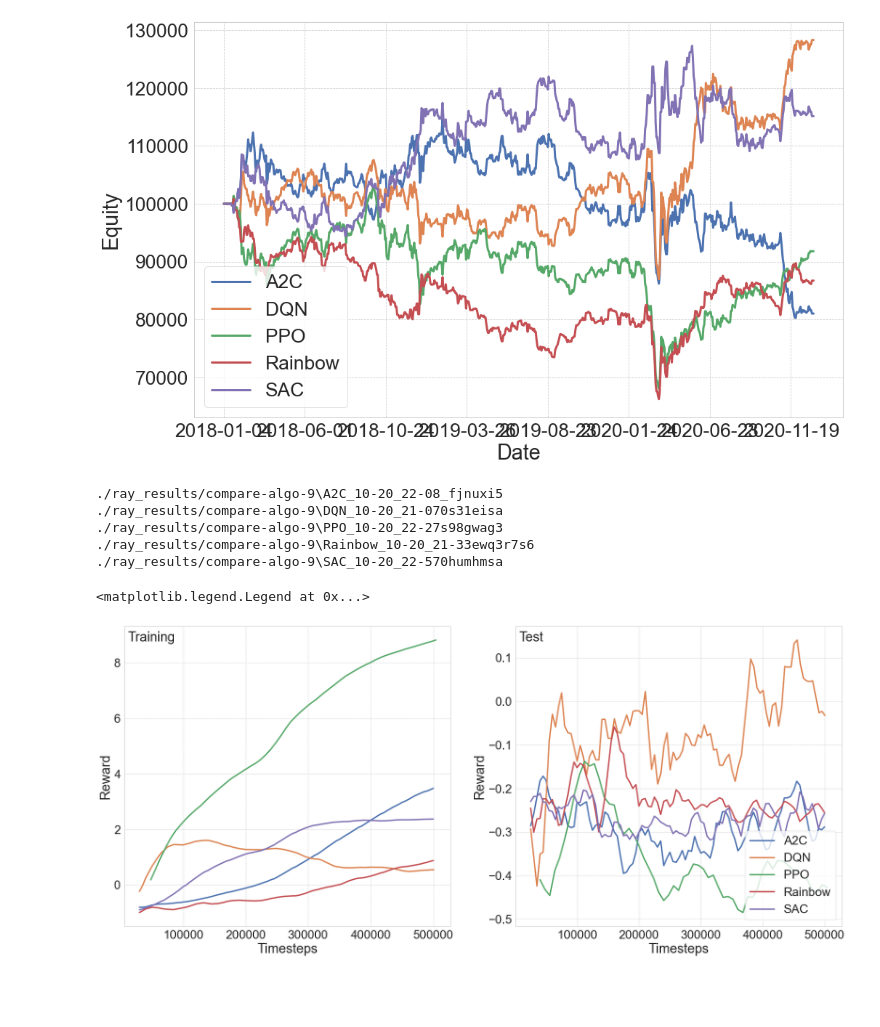
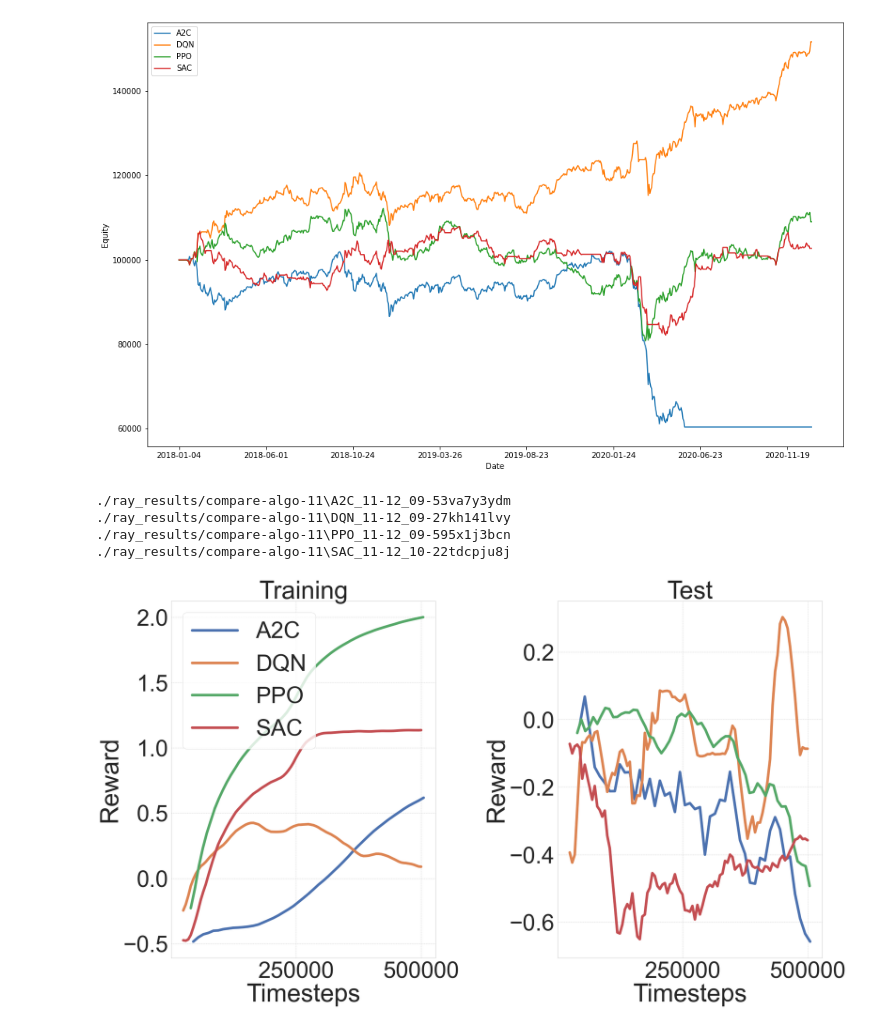
Before and after one commit to napnel/UoA-thesis-s1260099, a Jupyter notebook: perfomance.ipynb, the cells around one changed output. Saved outputs shown, nothing was run; the diff lists cells and outputs as text; code cells hidden in the pictures; blank space fills up the shorter version.

```diff
--- a/perfomance.ipynb
+++ b/perfomance.ipynb
@@ -11,4 +11,3 @@ import seaborn as sns
 # sns.set_context("paper", 1.5, {"lines.linewidth": 4})
 # sns.set_palette("winter_r", 8, 1)
 # sns.set_context("paper", 1.5)
-sns.set('paper','whitegrid', font_scale=3, rc={"lines.linewidth": 3, 'grid.linestyle': '--'})
@@ -17,0 +14,7 @@ stats_name = "best-stats-eval"
+# %%
+# expt_name = "C:\Users\xiang-lab\Documents\DRL-Trading\experiments\DQN_2021-11-15_10-28\ExperimentCV_BaseTradingEnv_5690e_00000_0_2021-11-15_10-28-29"
+stats_name = "best-stats-eval"
+expt_name = "./experiments/DQN_2021-11-15_10-28"
+trial_names = glob.glob(os.path.join(expt_name, "*"))
+
+# trial_name = "C:\Users\xiang-lab\Documents\DRL-Trading\experiments\DQN_2021-11-15_10-28\ExperimentCV_BaseTradingEnv_5690e_00000_0_2021-11-15_10-28-29"
@@ -74,7 +75,7 @@ for algo, equity_curve in summary_equity_curve.items():
     equity_curve["Equity"].plot(ax=ax, label=algo, legend=True)
     # ax.plot(equity_curve["Equity"], label=algo)
 # %% [output]
-[figure, old version]
+[figure, new version]
 # %%
 folders = glob.glob(os.path.join(expt_name, "*"))
 summary_progress = {}
@@ -85,28 +86,39 @@ for folder in folders:
     progress = pd.read_csv(path)
     summary_progress[algo] = progress[["episode_reward_mean", "evaluation/episode_reward_mean", "timesteps_total"]]
 # %% [output]
-./ray_results/compare-algo-9\A2C_10-20_22-08_fjnuxi5
-./ray_results/compare-algo-9\DQN_10-20_21-070s31eisa
-./ray_results/compare-algo-9\PPO_10-20_22-27s98gwag3
-./ray_results/compare-algo-9\Rainbow_10-20_21-33ewq3r7s6
-./ray_results/compare-algo-9\SAC_10-20_22-570humhmsa
+./ray_results/compare-algo-11\A2C_11-12_09-53va7y3ydm
+./ray_results/compare-algo-11\DQN_11-12_09-27kh141lvy
+./ray_results/compare-algo-11\PPO_11-12_09-595x1j3bcn
+./ray_results/compare-algo-11\SAC_11-12_10-22tdcpju8j
 # %%
-fig, axes = plt.subplots(1, 2, figsize=(28, 12))
-axes[0].text(0.01, 0.95, "Training", transform=axes[0].transAxes)
+# sns.set('paper','whitegrid', font_scale=5, rc={"lines.linewidth": 5})
+sns.set('paper','whitegrid', font_scale=7, rc={"lines.linewidth": 7, 'grid.linestyle': '--'})
+fig, axes = plt.subplots(1, 2, figsize=(30, 18))
+# axes[0].text(0.95, 0.01, "Training", transform=axes[0].transAxes)
+axes[0].set_title("Training")
 axes[0].set_ylabel("Reward")
 axes[0].set_xlabel("Timesteps")
-axes[1].text(0.01, 0.95, "Test", transform=axes[1].transAxes)
+axes[0].set_xticks([0, 250000, 500000])
+
+
+# axes[1].text(0.01, 0.95, "Test", transform=axes[1].transAxes)
+axes[1].set_title("Test")
 axes[1].set_ylabel("Reward")
 axes[1].set_xlabel("Timesteps")
+axes[1].set_xticks([0, 250000, 500000])
 for algo, progress in summary_progress.items():
     train_rewards = progress["episode_reward_mean"].rolling(5).mean()
     test_rewards = progress["evaluation/episode_reward_mean"].rolling(5).mean()
     axes[0].plot(progress["timesteps_total"], train_rewards, label=algo)
     axes[1].plot(progress["timesteps_total"], test_rewards, label=algo)
     # progress["episode_reward_mean"].ewm(5).mean().plot(x=progress["timesteps_total"], ax=axes[0])
     # progress["evaluation/episode_reward_mean"].ewm(5).mean().plot(x=progress["timesteps_total"], ax=axes[1], label=algo, legend=True).legend(loc='lower right')
 
-axes[1].legend(loc='lower right')
+# axes[0].legend()
+axes[0].legend(loc='upper left')
+
+# axes[1].legend()
+# axes[1].legend(loc='upper left')
+plt.tight_layout()
 # %% [output]
-<matplotlib.legend.Legend at 0x...>
-[figure, old version]
+[figure, new version]
```
Also changed, not shown: parts of 5 cells of this notebook, 19 other files.
